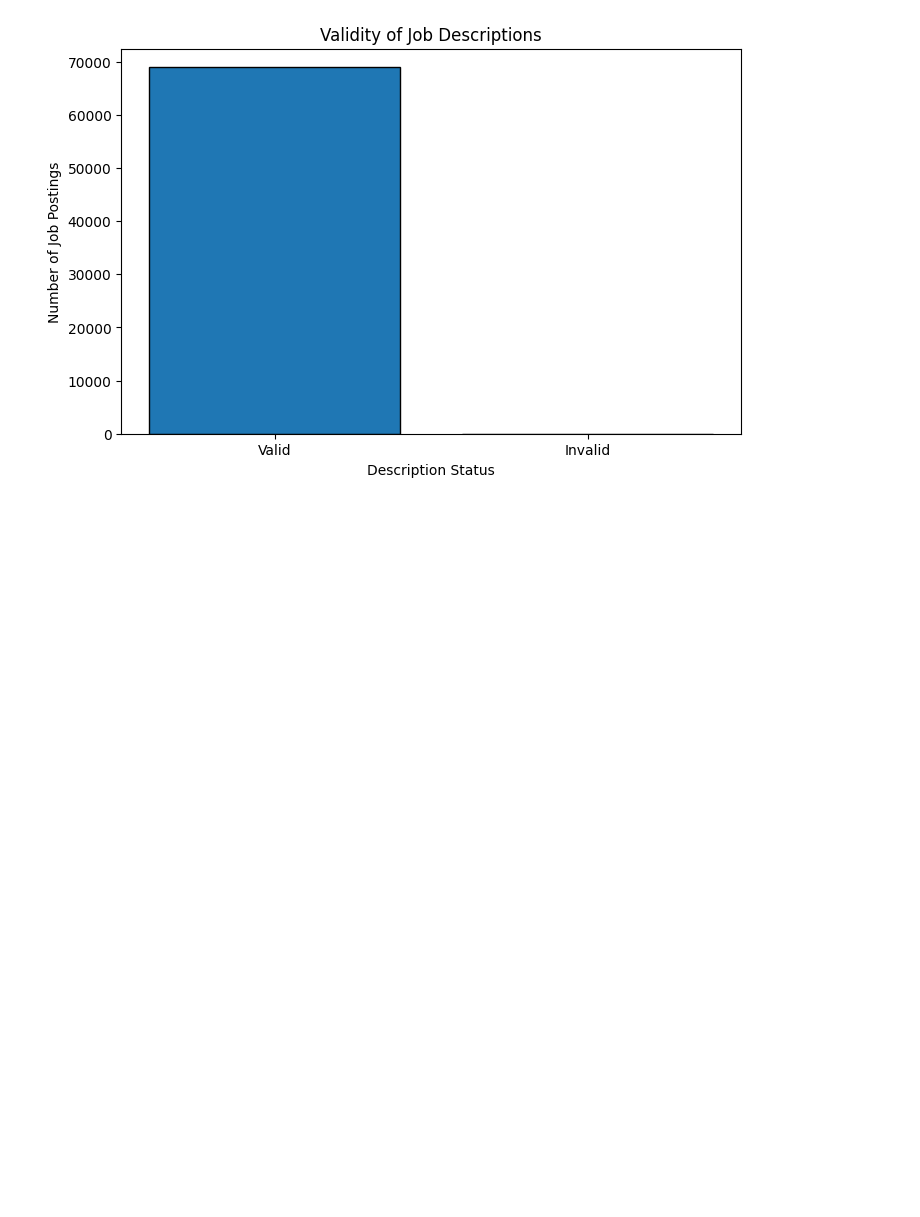
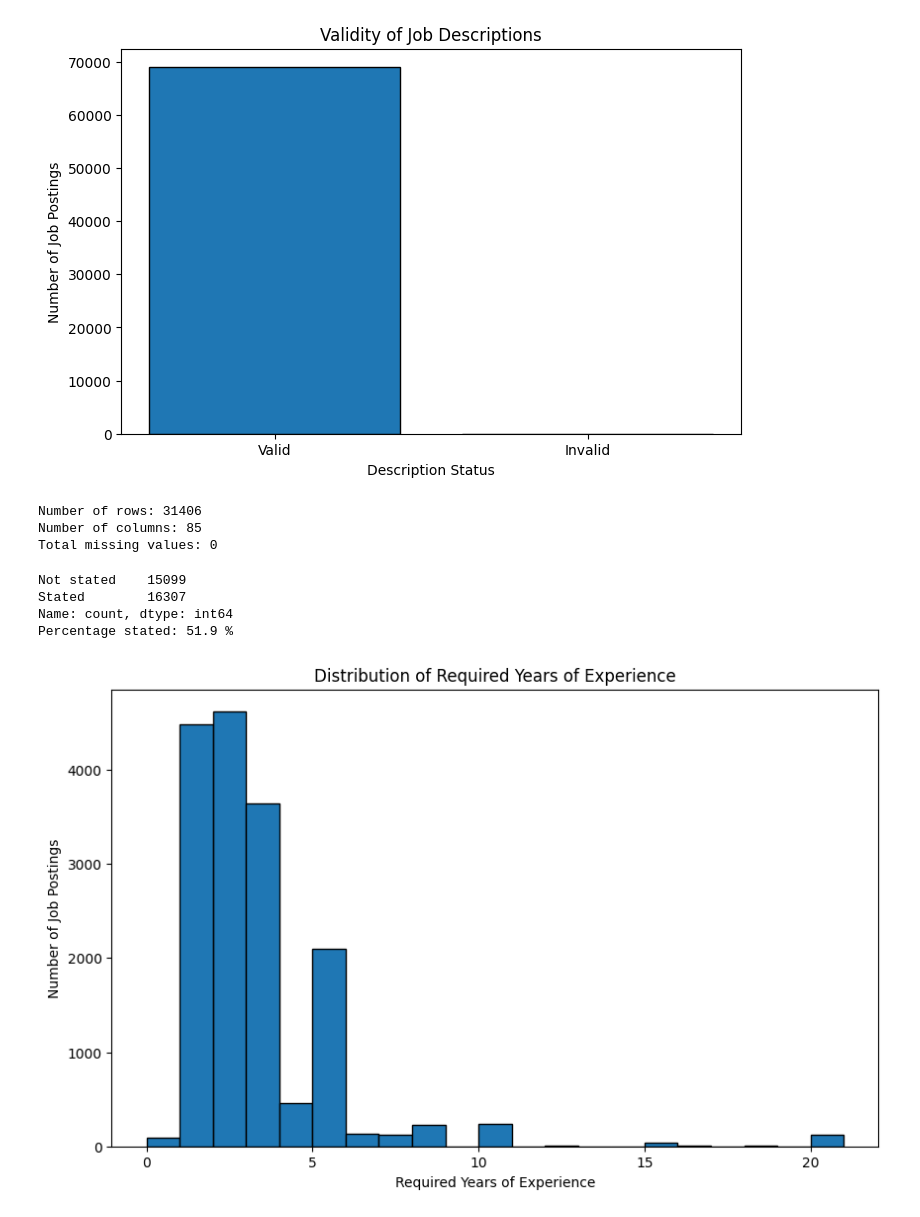
Before and after one commit to Ivenncia/wage-prediction, a Jupyter notebook: notebooks/data_understanding.ipynb, the cells around one changed output. Cells and saved outputs as stored; diff of their text form; code cells hidden in the pictures; blank space fills up the shorter version.

```diff
--- a/notebooks/data_understanding.ipynb
+++ b/notebooks/data_understanding.ipynb
@@ -298,3 +298,39 @@ plt.ylabel("Number of Job Postings")
 plt.show()
 # %% [output]
 [figure]
+# %%
+# Load the feature-engineered model table produced by 01_features
+# It contains only usable-salary rows (RM500-30,000) plus the features engineered from descriptions
+import joblib
+
+model_table = pd.read_csv("../data/model_table.csv")
+print("Number of rows:", model_table.shape[0])
+print("Number of columns:", model_table.shape[1])
+print("Total missing values:", int(model_table.isna().sum().sum()))
+# %% [output]
+Number of rows: 31406
+Number of columns: 85
+Total missing values: 0
+# %%
+# Count how many postings state a required years of experience in the description
+exp_status = model_table["has_experience_req"].value_counts().sort_index()
+exp_status.index = ["Not stated", "Stated"]
+print(exp_status)
+print("Percentage stated:", round(exp_status["Stated"] / len(model_table) * 100, 1), "%")
+# %% [output]
+Not stated    15099
+Stated        16307
+Name: count, dtype: int64
+Percentage stated: 51.9 %
+# %%
+# Plot the distribution of required years of experience (only postings that state it)
+stated_years = model_table.loc[model_table["has_experience_req"] == 1, "experience_years"]
+
+plt.figure(figsize=(10, 6))
+plt.hist(stated_years, bins=range(0, 22), edgecolor="black")
+plt.title("Distribution of Required Years of Experience")
+plt.xlabel("Required Years of Experience")
+plt.ylabel("Number of Job Postings")
+plt.show()
+# %% [output]
+[figure, added]
```
Also changed, not shown: parts of 6 cells of this notebook, 14 other files.
